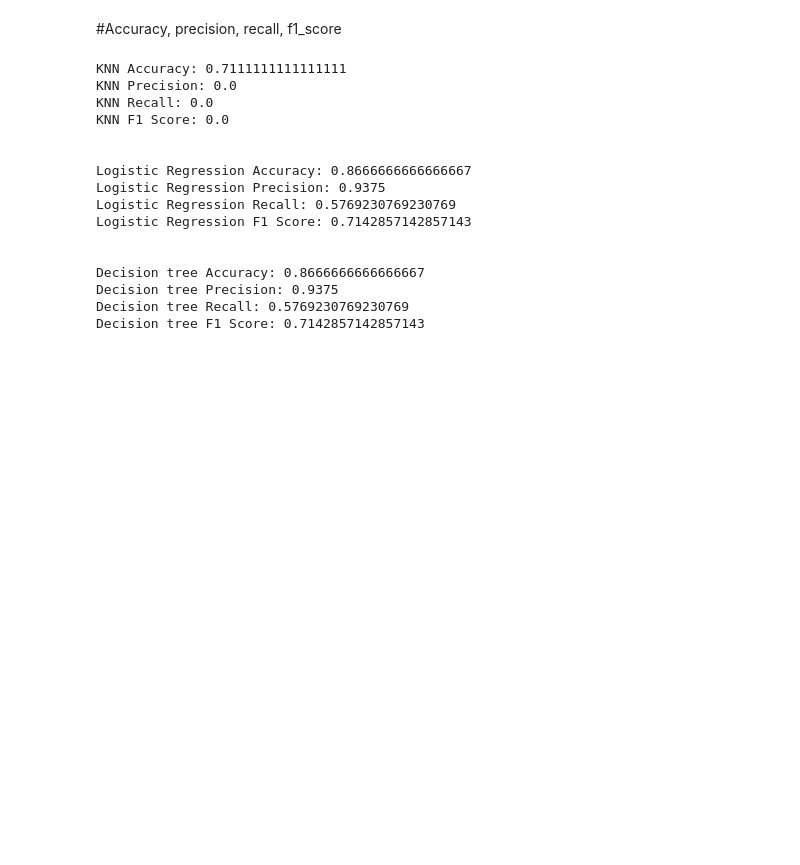
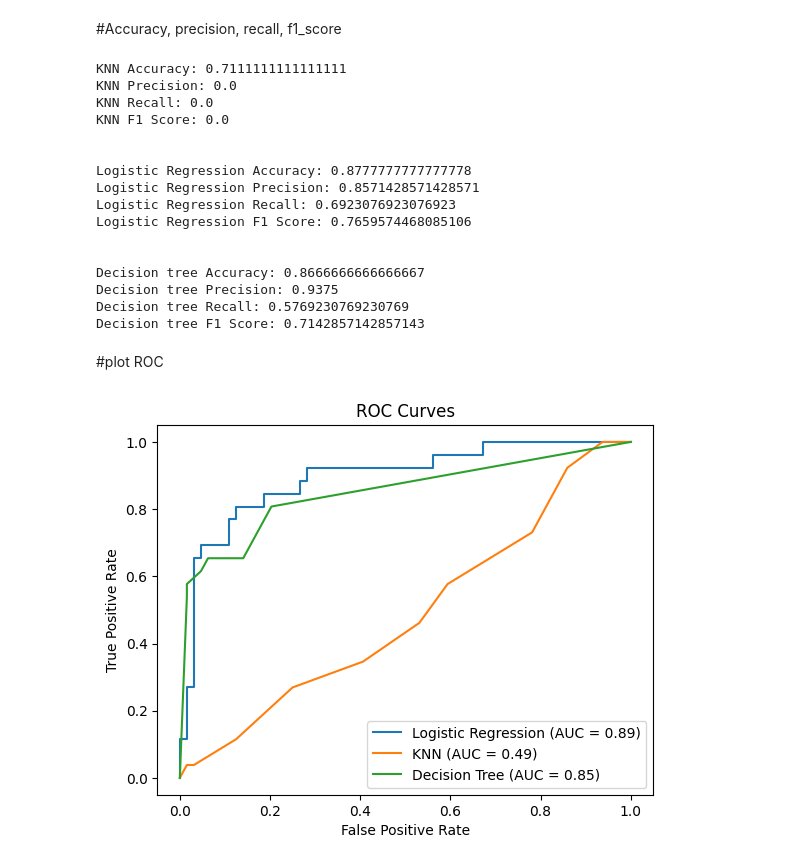
Before and after one commit to KPorus/machine-learning-and-python, a Jupyter notebook: Assignment_Classification_Model_Evaluation_.ipynb, the cells around one changed output. Drawn from its saved outputs; the diff is of its cells as text; code cells hidden in the pictures; blank space fills up the shorter version.

Commit message:
plot roc graph

```diff
--- a/Assignment_Classification_Model_Evaluation_.ipynb
+++ b/Assignment_Classification_Model_Evaluation_.ipynb
@@ -486,6 +486,11 @@ x_train, x_test, y_train, y_test = train_test_split(
     test_size=0.3,
     random_state=1
 )
+# %%
+from sklearn.preprocessing import StandardScaler
+scaler = StandardScaler()
+x_train_s = scaler.fit_transform(x_train)
+x_test_s = scaler.transform(x_test)
 # %% [markdown]
 #logistic Regression
 # %%
@@ -495,9 +499,9 @@ from sklearn.preprocessing import PolynomialFeatures
 # %%
-ploy=PolynomialFeatures(degree=4)
-x_train_p=ploy.fit_transform(x_train)
-x_test_p=ploy.fit_transform(x_test)
+ploy=PolynomialFeatures(degree=2)
+x_train_p=ploy.fit_transform(x_train_s)
+x_test_p=ploy.fit_transform(x_test_s)
 # %%
-lr1 = LogisticRegression()
+lr1 = LogisticRegression(max_iter=2000, penalty='l2', solver='sag'  )
 lr1.fit(x_train_p, y_train)
 print(f'Train: {lr1.score(x_train_p, y_train)}')
 print(f'Test: {lr1.score(x_test_p, y_test)}')
@@ -513,0 +511,5 @@ Please also refer to the documentation for alternative solver options:
+# %%
+lr = LogisticRegression(max_iter=2000, penalty='l2', solver='sag')
+lr.fit(x_train_s, y_train)
+print(f'Train: {lr.score(x_train_s, y_train)}')
+print(f'Test: {lr.score(x_test_s, y_test)}')
@@ -615,13 +620,45 @@ KNN Recall: 0.0
 KNN F1 Score: 0.0
 
 
-Logistic Regression Accuracy: 0.8666666666666667
-Logistic Regression Precision: 0.9375
-Logistic Regression Recall: 0.5769230769230769
-Logistic Regression F1 Score: 0.7142857142857143
+Logistic Regression Accuracy: 0.8777777777777778
+Logistic Regression Precision: 0.8571428571428571
+Logistic Regression Recall: 0.6923076923076923
+Logistic Regression F1 Score: 0.7659574468085106
 
 
 Decision tree Accuracy: 0.8666666666666667
 Decision tree Precision: 0.9375
 Decision tree Recall: 0.5769230769230769
 Decision tree F1 Score: 0.7142857142857143
+# %% [markdown]
+#plot ROC
+# %%
+from sklearn.metrics import roc_curve, auc
+from sklearn.metrics import roc_auc_score
+
+y_pred_log_reg = lr1.predict_proba(x_test_p)[:, 1]
+y_pred_knn = knn.predict_proba(x_test)[:, 1]
+y_pred_tree = dt.predict_proba(x_test)[:, 1]
+
+# Get ROC curves and AUC
+fpr_log_reg, tpr_log_reg, _ = roc_curve(y_test, y_pred_log_reg)
+fpr_knn, tpr_knn, _ = roc_curve(y_test, y_pred_knn)
+fpr_tree, tpr_tree, _ = roc_curve(y_test, y_pred_tree)
+
+roc_auc_log_reg = auc(fpr_log_reg, tpr_log_reg)
+roc_auc_knn = auc(fpr_knn, tpr_knn)
+roc_auc_tree = auc(fpr_tree, tpr_tree)
+
+# Plot ROC Curves
+plt.figure()
+plt.plot(fpr_log_reg, tpr_log_reg, label='Logistic Regression (AUC = {:.2f})'.format(roc_auc_log_reg))
+plt.plot(fpr_knn, tpr_knn, label='KNN (AUC = {:.2f})'.format(roc_auc_knn))
+plt.plot(fpr_tree, tpr_tree, label='Decision Tree (AUC = {:.2f})'.format(roc_auc_tree))
+
+plt.xlabel('False Positive Rate')
+plt.ylabel('True Positive Rate')
+plt.title('ROC Curves')
+plt.legend(loc='lower right')
+plt.show()
+# %% [output]
+[figure, added]
```
Also changed, not shown: parts of 4 cells of this notebook.
